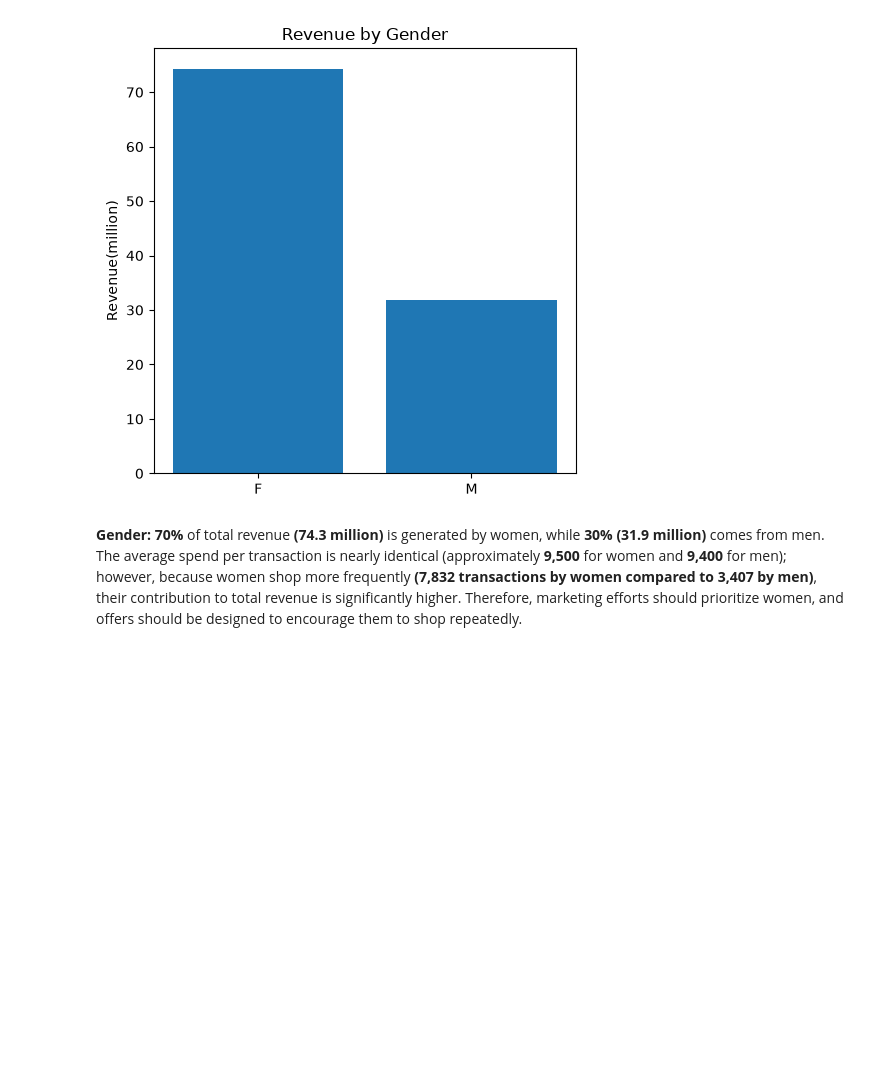
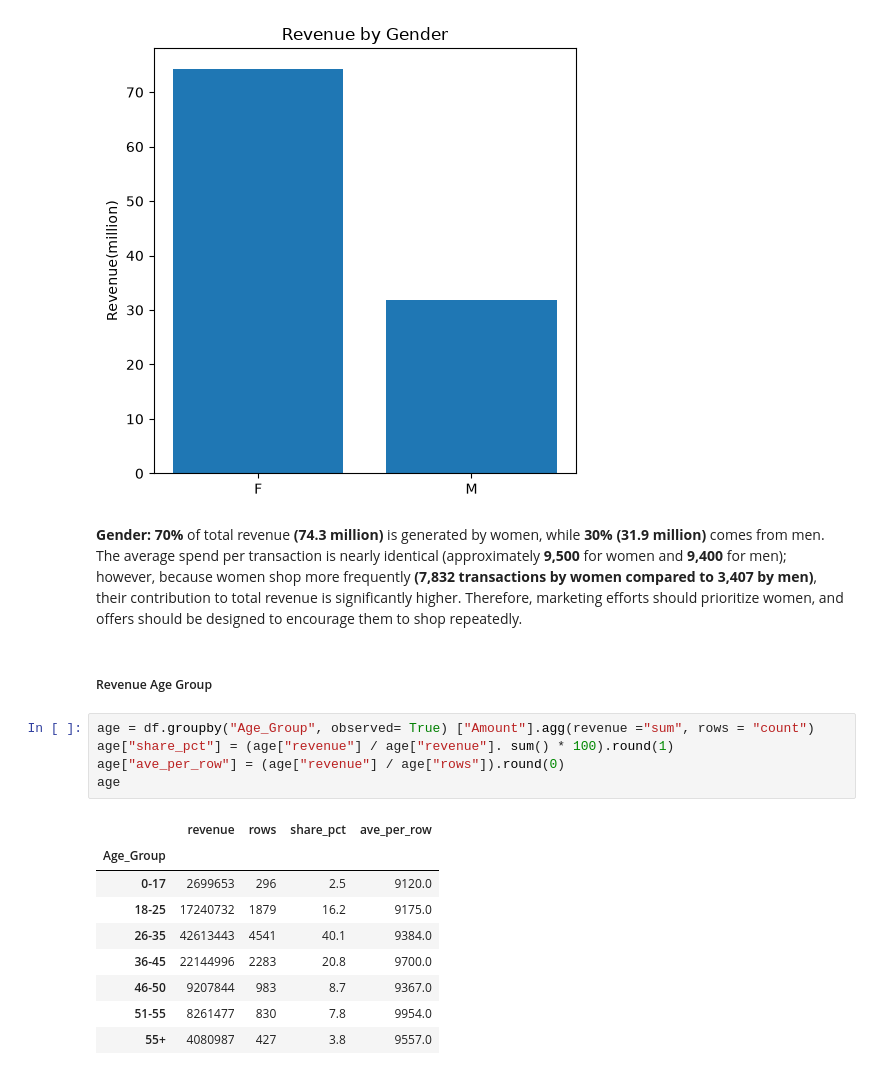
Before and after one commit to ariful3551/diwali_sales_analysis, a Jupyter notebook: notebooks/03_eda_and_visualization.ipynb, the cells around one changed output. Saved outputs shown, nothing was run; the diff lists cells and outputs as text; blank space fills up the shorter version.

```diff
--- a/notebooks/03_eda_and_visualization.ipynb
+++ b/notebooks/03_eda_and_visualization.ipynb
@@ -168,3 +168,20 @@ plt.show()
 [figure]
 # %% [markdown]
 **Gender:** **70%** of total revenue **(74.3 million)** is generated by women, while **30%** **(31.9 million)** comes from men. The average spend per transaction is nearly identical (approximately **9,500** for women and **9,400** for men); however, because women shop more frequently **(7,832 transactions by women compared to 3,407 by men)**, their contribution to total revenue is significantly higher. Therefore, marketing efforts should prioritize women, and offers should be designed to encourage them to shop repeatedly.
+# %% [markdown]
+##### Revenue Age Group
+# %%
+age = df.groupby("Age_Group", observed= True) ["Amount"].agg(revenue ="sum", rows = "count")
+age["share_pct"] = (age["revenue"] / age["revenue"]. sum() * 100).round(1)
+age["ave_per_row"] = (age["revenue"] / age["rows"]).round(0)
+age
+# %% [output]
+|  | revenue | rows | share_pct | ave_per_row |
+| Age_Group |  |  |  |  |
+| 0-17 | 2699653 | 296 | 2.5 | 9120.0 |
+| 18-25 | 17240732 | 1879 | 16.2 | 9175.0 |
+| 26-35 | 42613443 | 4541 | 40.1 | 9384.0 |
+| 36-45 | 22144996 | 2283 | 20.8 | 9700.0 |
+| 46-50 | 9207844 | 983 | 8.7 | 9367.0 |
+| 51-55 | 8261477 | 830 | 7.8 | 9954.0 |
+| 55+ | 4080987 | 427 | 3.8 | 9557.0 |
```
Also changed, not shown: parts of 2 cells of this notebook.
